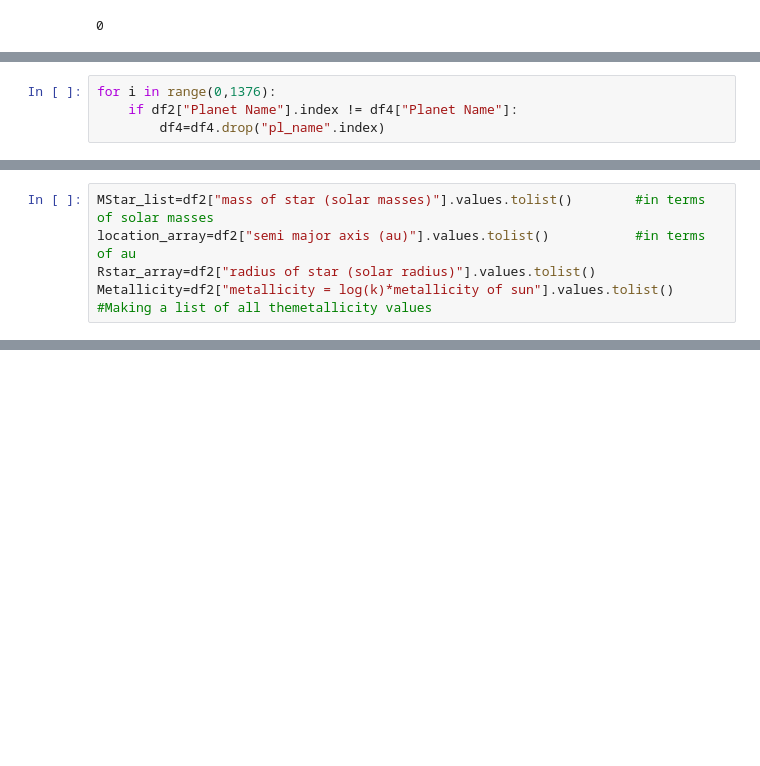
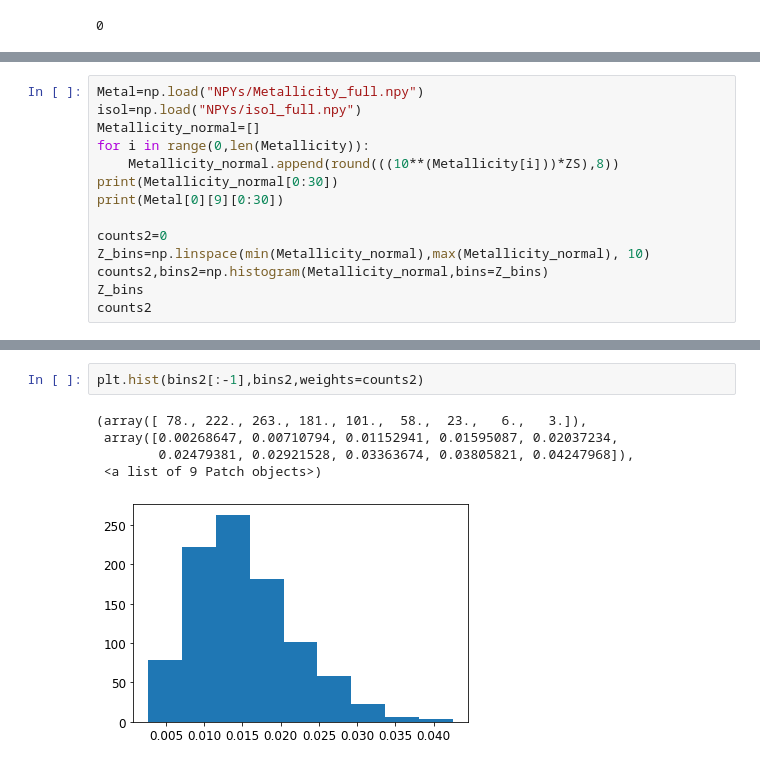
Before and after one commit to JayashreeNarayan/Summer-2023---Pebble-Predictor-Analyses, a Jupyter notebook: Main.ipynb, the cells around one changed output, grey strips where cells are left out. Cells and saved outputs as stored; diff of their text form; blank space fills up the shorter version.

```diff
--- a/Main.ipynb
+++ b/Main.ipynb
@@ -702,4 +303,0 @@ df4
-# %%
-for i in range(0,1376):
-    if df2["Planet Name"].index != df4["Planet Name"]:
-        df4=df4.drop("pl_name".index)
@@ -708,5 +303,0 @@ ValueError: The truth value of an array with more than one element is ambiguous.
-# %%
-MStar_list=df2["mass of star (solar masses)"].values.tolist()        #in terms of solar masses
-location_array=df2["semi major axis (au)"].values.tolist()           #in terms of au
-Rstar_array=df2["radius of star (solar radius)"].values.tolist()
-Metallicity=df2["metallicity = log(k)*metallicity of sun"].values.tolist()           #Making a list of all themetallicity values
@@ -714,0 +306,14 @@ Error:
+# %%
+Metal=np.load("NPYs/Metallicity_full.npy")
+isol=np.load("NPYs/isol_full.npy")
+Metallicity_normal=[]
+for i in range(0,len(Metallicity)):
+    Metallicity_normal.append(round(((10**(Metallicity[i]))*ZS),8))
+print(Metallicity_normal[0:30])
+print(Metal[0][9][0:30])
+
+counts2=0
+Z_bins=np.linspace(min(Metallicity_normal),max(Metallicity_normal), 10)
+counts2,bins2=np.histogram(Metallicity_normal,bins=Z_bins)
+Z_bins
+counts2
@@ -714,0 +328,8 @@ Error:
+# %%
+plt.hist(bins2[:-1],bins2,weights=counts2)
+# %% [output]
+(array([ 78., 222., 263., 181., 101.,  58.,  23.,   6.,   3.]),
+ array([0.00268647, 0.00710794, 0.01152941, 0.01595087, 0.02037234,
+        0.02479381, 0.02921528, 0.03363674, 0.03805821, 0.04247968]),
+ <a list of 9 Patch objects>)
+[figure, added]
```
Also changed, not shown: parts of 64 cells of this notebook, 7 other files.
